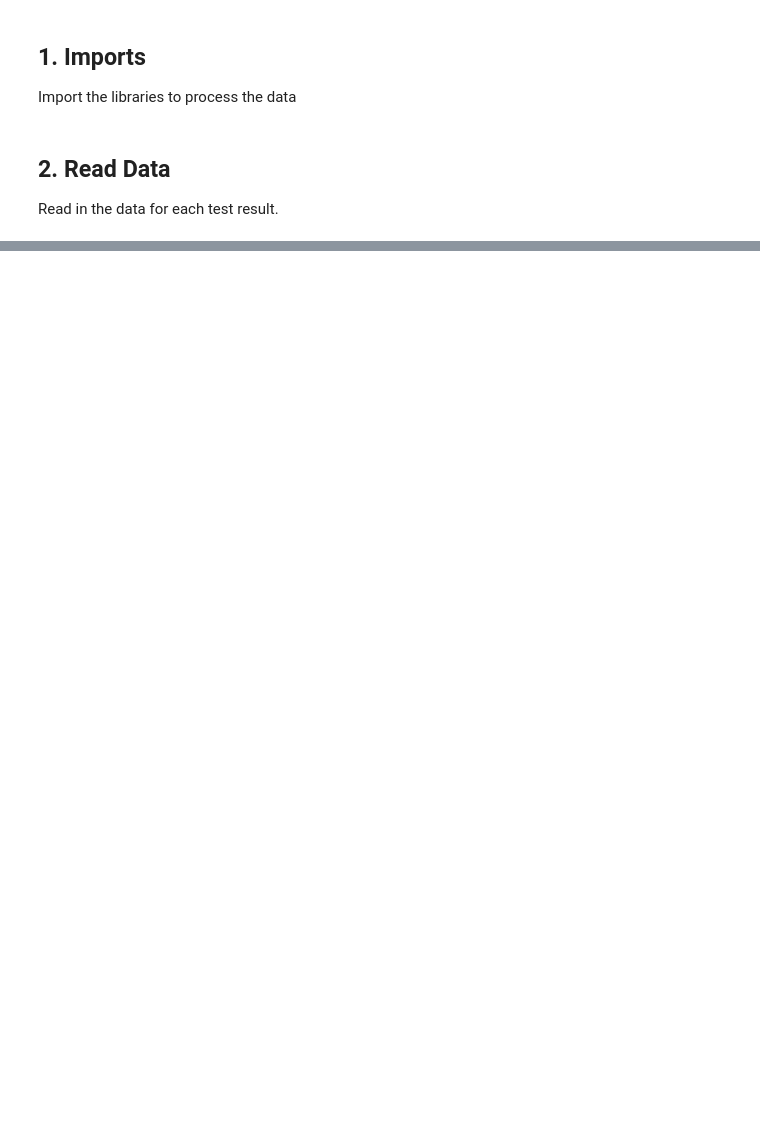
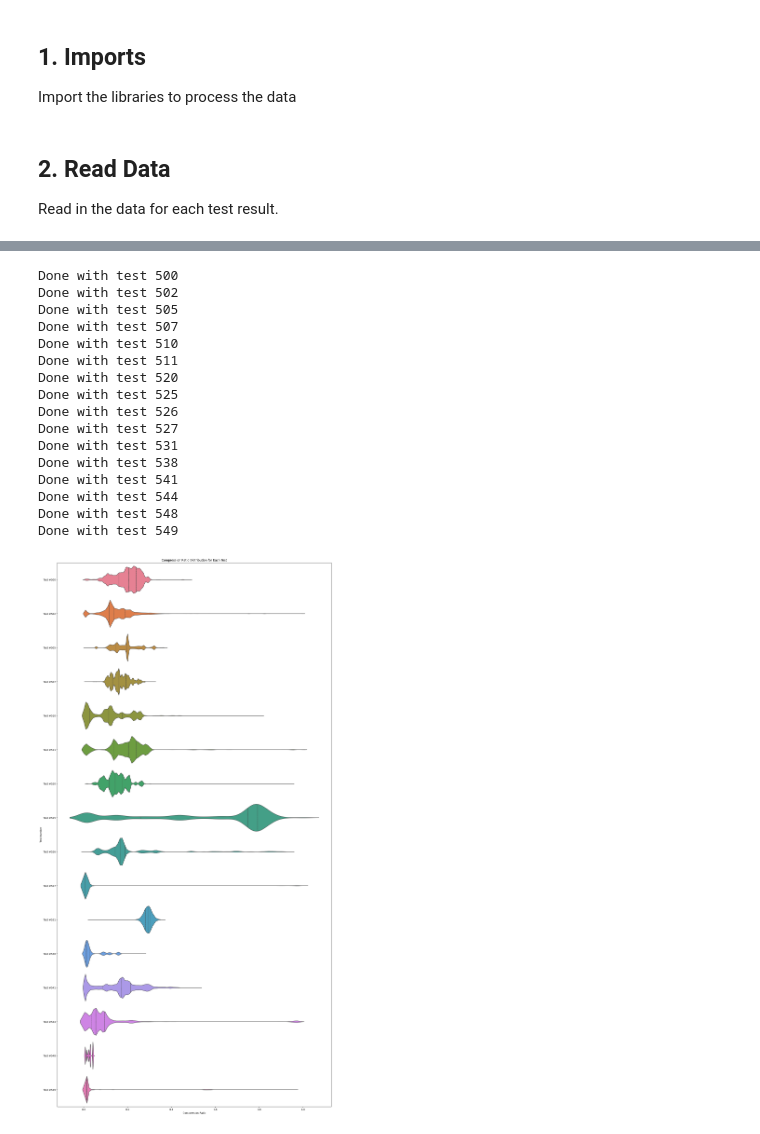
Before and after one commit to adam-mcdaniel/heappulse, a Jupyter notebook: page-tracking-test-results.ipynb, the cells around one changed output, grey strips where cells are left out. Cells and saved outputs as stored; diff of their text form; code cells hidden in the pictures; blank space fills up the shorter version.

```diff
--- a/page-tracking-test-results.ipynb
+++ b/page-tracking-test-results.ipynb
@@ -96,0 +94,13 @@ for test in all_data:
+# %%
+# The data is stored in a 5XX.csv for the serial tests, and 6XX.csv for the parallel tests
+# The data files are in the `/data` folder
+
+DIRECTORY = "data/page-liveness-test"
+
+# A structure for storing the data
+all_data = {}
+
+for i in range(500, 600):
+    if os.path.isfile(f"{DIRECTORY}/{i}.csv"):
+        all_data[i] = pd.read_csv(f"{DIRECTORY}/{i}.csv")
+        print(f"Loaded data for test {i}")
@@ -96,0 +124,39 @@ for test in all_data:
+# %%
+plt.figure(figsize=(20, 40))
+all_tests = pd.DataFrame()
+for test_number in all_data.keys():
+    test_data = all_data[test_number]
+    # Show a violin graph with the compression ratio for each page throughout all intervals
+    # Get the compressed sizes of the pages by getting their compression savings in bytes, and subtracting that from the page size (4096)
+    test_data["Compressed Size"] = 4096 - test_data["Compression Savings (bytes)"]
+    # Get the compression ratio by dividing the compressed size by the original size
+    test_data["Compression Ratio"] = test_data["Compressed Size"] / 4096
+    # Add the test number to the data
+    test_data["Test Number"] = f"Test #{test_number}"
+    all_tests = pd.concat([all_tests, test_data])
+    print("Done with test", test_number)
+ax = sns.violinplot(data=all_tests, x="Compression Ratio", y="Test Number", hue="Test Number", inner="quartile")
+# Label with the test number
+
+plt.xlabel("Compression Ratio")
+plt.ylabel("Test Number")
+plt.title("Compression Ratio Distribution for Each Test")
+plt.show()
+# %% [output]
+Done with test 500
+Done with test 502
+Done with test 505
+Done with test 507
+Done with test 510
+Done with test 511
+Done with test 520
+Done with test 525
+Done with test 526
+Done with test 527
+Done with test 531
+Done with test 538
+Done with test 541
+Done with test 544
+Done with test 548
+Done with test 549
+[figure, added]
```
Also changed, not shown: parts of 4 cells of this notebook, 14 other files.
